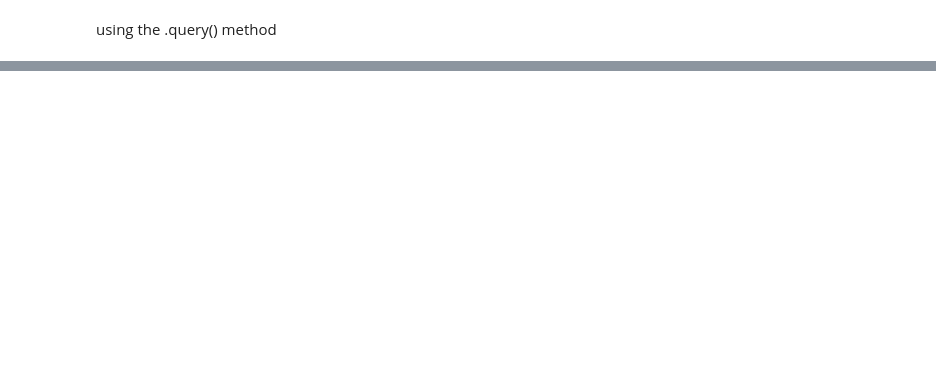
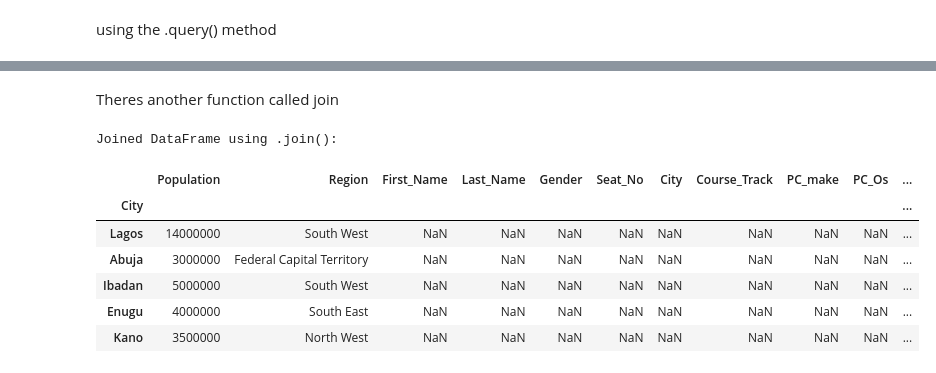
Before and after one commit to Lord-zed/AI-ENGINEER, a Jupyter notebook: week6_numpy&pandas_class/Thursday_class/working_with_understanding_pandas.ipynb, the cells around one changed output, grey strips where cells are left out. Cells and saved outputs as stored; diff of their text form; code cells hidden in the pictures; blank space fills up the shorter version.

Commit message:
big data

```diff
--- a/week6_numpy&pandas_class/Thursday_class/working_with_understanding_pandas.ipynb
+++ b/week6_numpy&pandas_class/Thursday_class/working_with_understanding_pandas.ipynb
@@ -331,0 +333,3 @@ using the .query() method
+# %%
+Create=pd.DataFrame(bio)
+Create.head()
@@ -331,0 +422,16 @@ using the .query() method
+# %%
+# Lets add more details to our bio_data2 dataset by create a new one.
+
+
+
+course_data = {
+    'Course_Track': ['Data Science', 'Web Dev', 'Cybersecurity', 'AI', 'Cloud Computing'],
+    'Duration': ['8 months', '4 months', '5 months', '7 months', '6 months'],
+    'Fee': [600000, 350000, 450000, 550000, 500000]
+}
+course_df = pd.DataFrame(course_data)
+# both create and course_data have "Course_Track" in common
+
+# Merge the two DataFrames on Course_Track (inner join by default)
+merged_df=pd.merge(Create,course_df, on='Course_Track',how='left')
+merged_df.head()
@@ -331,0 +445,29 @@ using the .query() method
+# %% [markdown]
+Theres another function called join
+# %%
+# Create a city DataFrame with details for each unique city in your bio dataset
+city_data = {
+    'City': ['Lagos', 'Abuja', 'Ibadan', 'Enugu', 'Kano', 'Benin', 'Port Harcourt', 'Abeokuta', 'Jos', 'Calabar', 'Onitsha'],
+    'Population': [14000000, 3000000, 5000000, 4000000, 3500000, 2000000, 2500000, 800000, 600000, 500000, 900000],
+    'Region': ['South West', 'Federal Capital Territory', 'South West', 'South East', 'North West',
+               'South South', 'South South', 'South West', 'North Central', 'South South', 'South East']
+}
+
+city_df = pd.DataFrame(city_data)
+
+# Lets set index for the dataset before joining
+df_index= city_df.set_index('City')
+# %%
+# Lets join this with merged_df
+joined_df = df_index.join(merged_df, how='left')
+print("Joined DataFrame using .join():")
+joined_df.head()
+# %% [output]
+Joined DataFrame using .join():
+|  | Population | Region | First_Name | Last_Name | Gender | Seat_No | City | Course_Track | PC_make | PC_Os | ... |
+| City |  |  |  |  |  |  |  |  |  |  | ... |
+| Lagos | 14000000 | South West | NaN | NaN | NaN | NaN | NaN | NaN | NaN | NaN | ... |
+| Abuja | 3000000 | Federal Capital Territory | NaN | NaN | NaN | NaN | NaN | NaN | NaN | NaN | ... |
+| Ibadan | 5000000 | South West | NaN | NaN | NaN | NaN | NaN | NaN | NaN | NaN | ... |
+| Enugu | 4000000 | South East | NaN | NaN | NaN | NaN | NaN | NaN | NaN | NaN | ... |
+| Kano | 3500000 | North West | NaN | NaN | NaN | NaN | NaN | NaN | NaN | NaN | ... |
```
Also changed, not shown: parts of 42 cells of this notebook, 5 other files.
